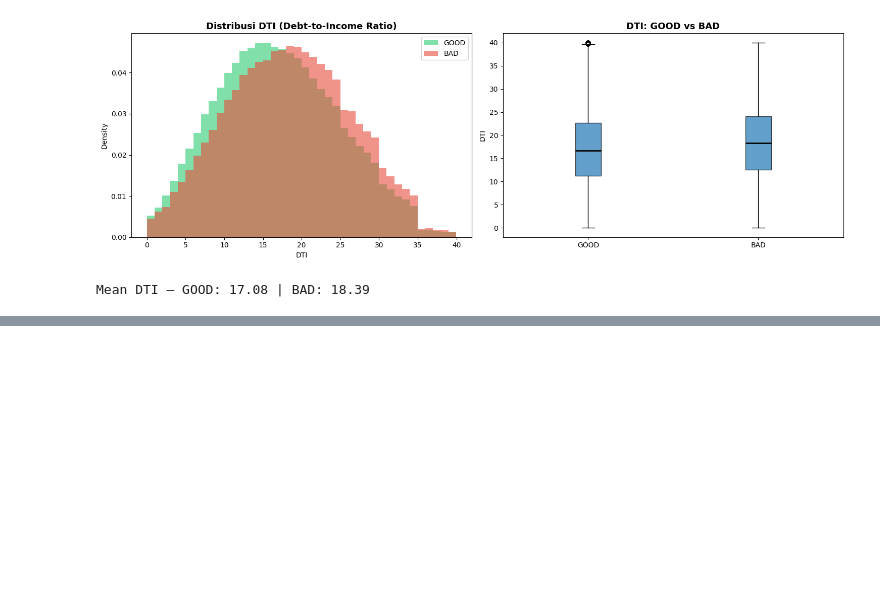
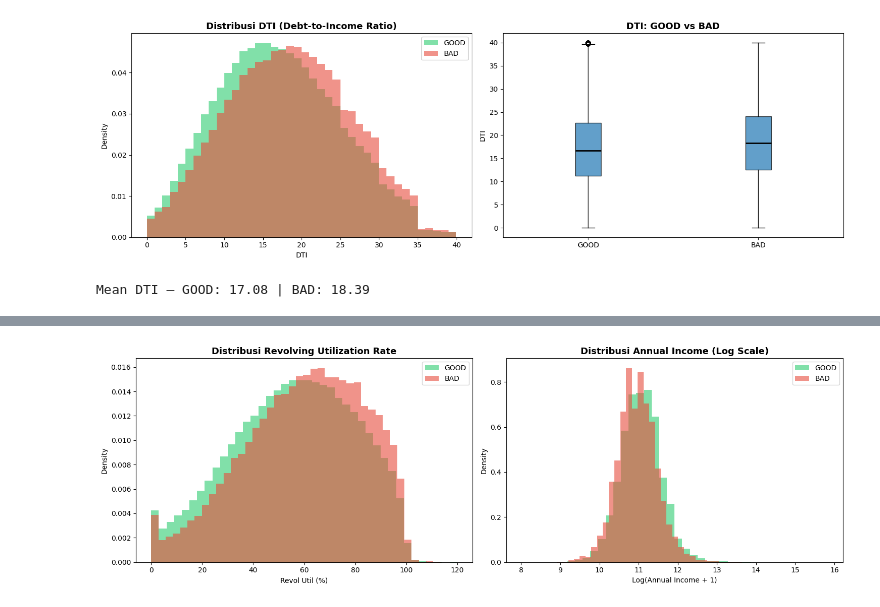
Before and after one commit to rfaoktvian/FinalProjectIDXPartners, a Jupyter notebook: main.ipynb, the cells around one changed output, grey strips where cells are left out. Saved outputs shown, nothing was run; the diff lists cells and outputs as text; code cells hidden in the pictures; blank space fills up the shorter version.

```diff
--- a/main.ipynb
+++ b/main.ipynb
@@ -375,0 +456,31 @@ Mean DTI — GOOD: 17.08 | BAD: 18.39
+# %%
+# ============================================================
+# EDA 7: Revol Util & Annual Income
+# ============================================================
+fig, axes = plt.subplots(1, 2, figsize=(15, 5))
+
+# Revol Util
+if df['revol_util'].dtype == object:
+    df['revol_util'] = df['revol_util'].str.replace('%', '').astype(float)
+
+for label, color, name in [(0, '#2ecc71', 'GOOD'), (1, '#e74c3c', 'BAD')]:
+    subset = df[(df['loan_label'] == label) & (df['revol_util'] <= 120)]['revol_util'].dropna()
+    axes[0].hist(subset, bins=40, alpha=0.6, color=color, label=name, density=True)
+axes[0].set_title('Distribusi Revolving Utilization Rate', fontsize=13, fontweight='bold')
+axes[0].set_xlabel('Revol Util (%)')
+axes[0].set_ylabel('Density')
+axes[0].legend()
+
+# Annual Income (log scale)
+for label, color, name in [(0, '#2ecc71', 'GOOD'), (1, '#e74c3c', 'BAD')]:
+    subset = np.log1p(df[df['loan_label'] == label]['annual_inc'].dropna())
+    axes[1].hist(subset, bins=40, alpha=0.6, color=color, label=name, density=True)
+axes[1].set_title('Distribusi Annual Income (Log Scale)', fontsize=13, fontweight='bold')
+axes[1].set_xlabel('Log(Annual Income + 1)')
+axes[1].set_ylabel('Density')
+axes[1].legend()
+
+plt.tight_layout()
+plt.show()
+# %% [output]
+[figure, added]
```
Also changed, not shown: parts of 13 cells of this notebook.
